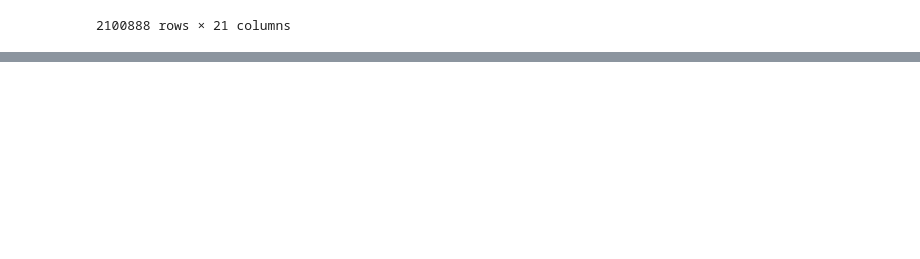
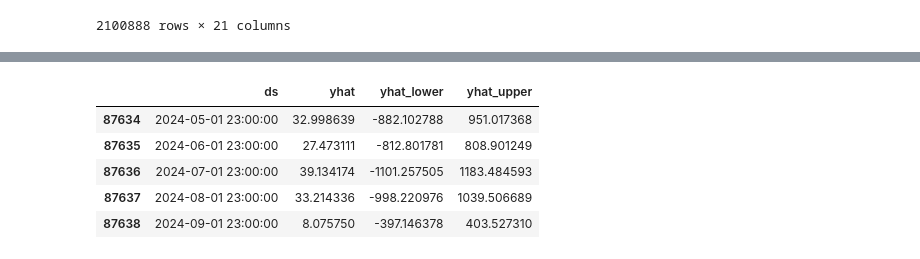
Before and after one commit to hramzan01/market, a Jupyter notebook: notebooks/supply_refactored.ipynb, the cells around one changed output, grey strips where cells are left out. Cells and saved outputs as stored; diff of their text form; code cells hidden in the pictures; blank space fills up the shorter version.

Commit message:
implemented time series mode

```diff
--- a/notebooks/supply_refactored.ipynb
+++ b/notebooks/supply_refactored.ipynb
@@ -176,0 +184,6 @@ training_data
+# %%
+# Create DataFrame for Prophet with target, timestamp, and additional features
+training_data = training_data.copy()
+training_data.rename(columns={'generation_wh': 'y','formatted_timestamp': 'ds'}, inplace=True)
+
+training_data.head()
@@ -176,0 +206,9 @@ training_data
+# %%
+from sklearn.model_selection import train_test_split
+
+# Split the data into train and test sets
+train_size = 0.8  # 80% train, 20% test
+train, test = train_test_split(training_data, test_size=1-train_size, shuffle=False)
+
+# Verify the shapes of the train and test sets
+train.shape, test.shape
@@ -176,0 +217,3 @@ training_data
+# %%
+model = Prophet(seasonality_mode='multiplicative', interval_width=0.95)
+model.fit(train)
@@ -176,0 +224,19 @@ training_data
+# %%
+# Set the number of periods into the future for prediction
+horizon = 36
+
+# Create a DataFrame with future timestamps for prediction
+future = model.make_future_dataframe(periods=horizon, freq='MS')
+
+# Generate predictions for the future timestamps
+forecast = model.predict(future)
+
+# Display the last few rows of the forecast DataFrame, including timestamps and predicted values
+forecast[['ds', 'yhat', 'yhat_lower', 'yhat_upper']].tail()
+# %% [output]
+|  | ds | yhat | yhat_lower | yhat_upper |
+| 87634 | 2024-05-01 23:00:00 | 32.998639 | -882.102788 | 951.017368 |
+| 87635 | 2024-06-01 23:00:00 | 27.473111 | -812.801781 | 808.901249 |
+| 87636 | 2024-07-01 23:00:00 | 39.134174 | -1101.257505 | 1183.484593 |
+| 87637 | 2024-08-01 23:00:00 | 33.214336 | -998.220976 | 1039.506689 |
+| 87638 | 2024-09-01 23:00:00 | 8.075750 | -397.146378 | 403.527310 |
```
Also changed, not shown: parts of 11 cells of this notebook.
